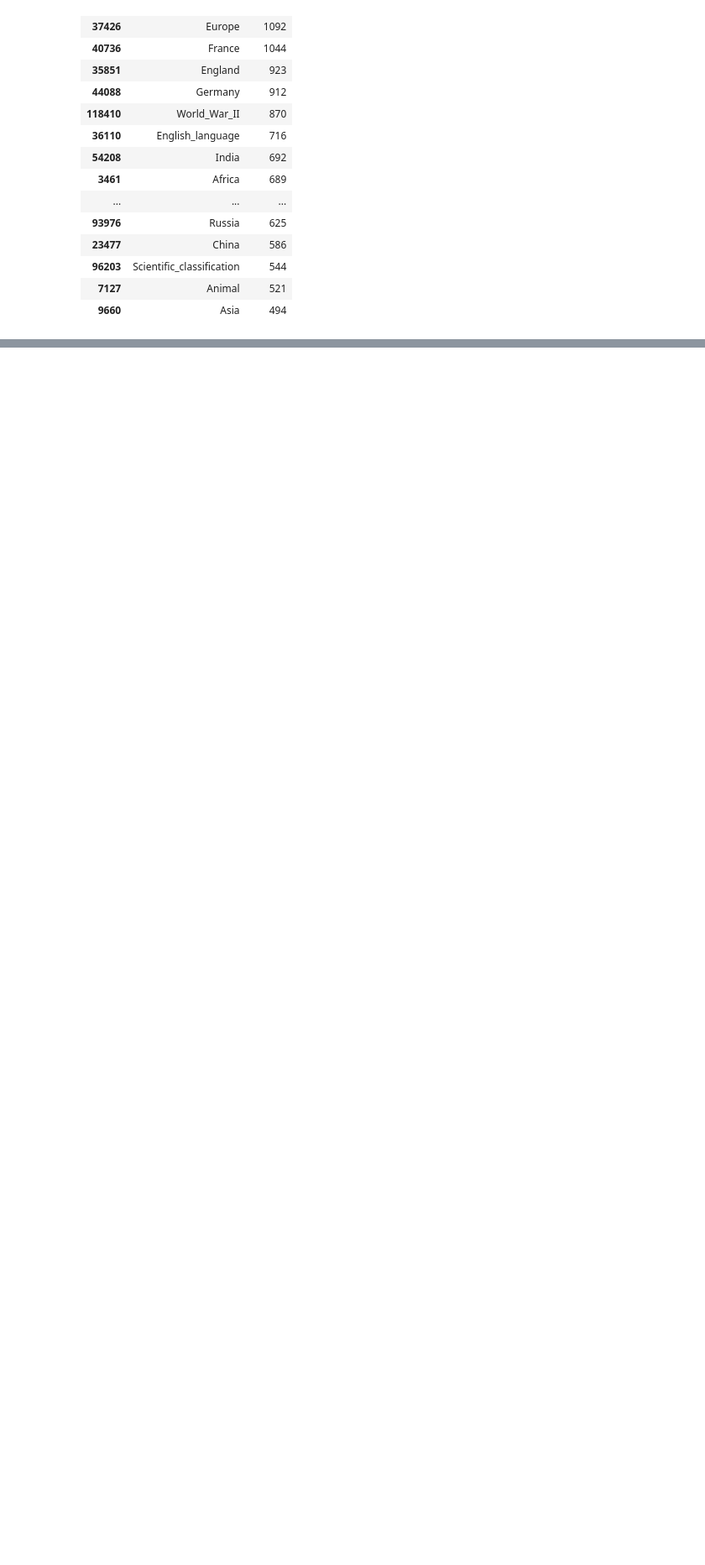
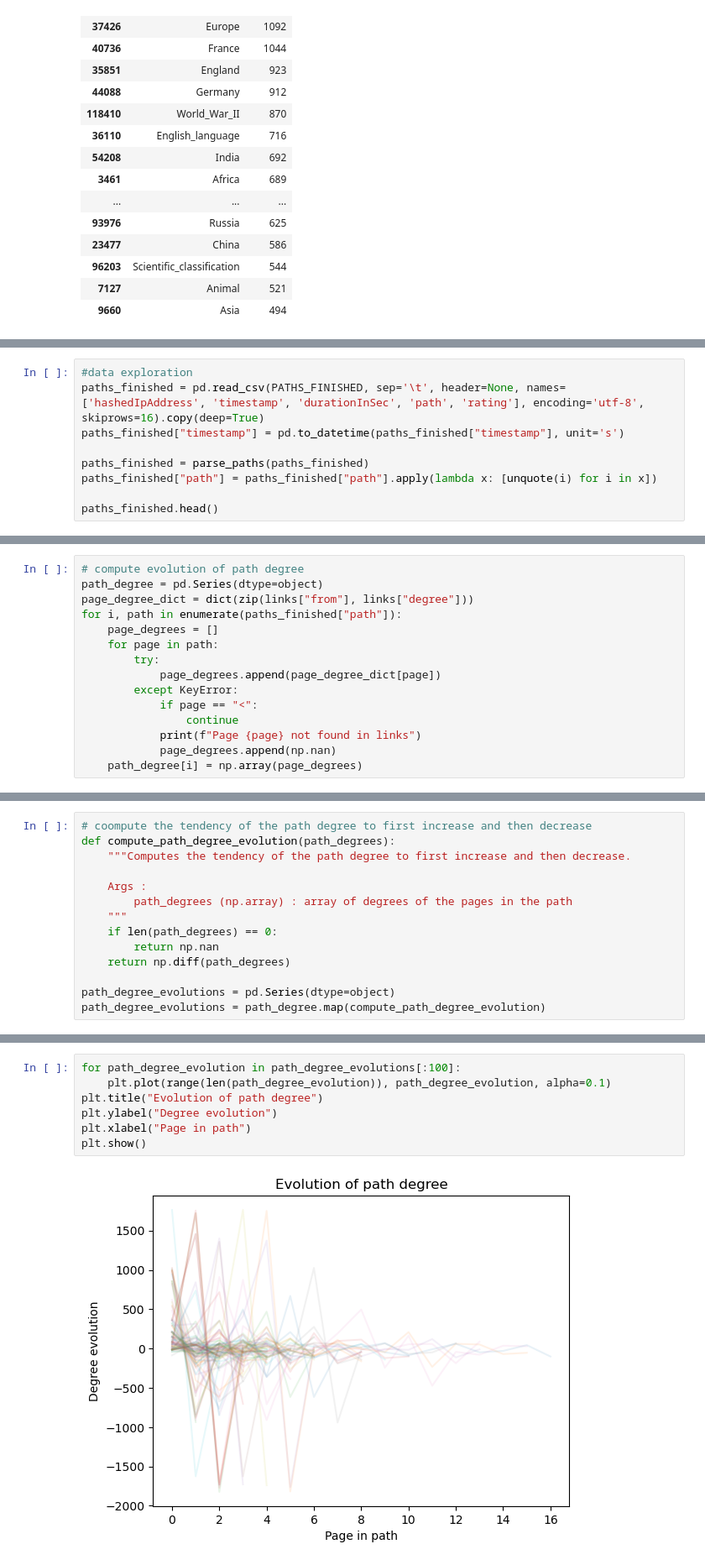
Before and after one commit to epfl-ada/ada-2023-project-adamants, a Jupyter notebook: wikipedia_graph_viz.ipynb, the cells around one changed output, grey strips where cells are left out. Shown: that part at 84% size. Cells and saved outputs as stored; diff of their text form; blank space fills up the shorter version.

Commit message:
First metric : hub-seeking strategy

```diff
--- a/wikipedia_graph_viz.ipynb
+++ b/wikipedia_graph_viz.ipynb
@@ -114,0 +119,9 @@ KeyboardInterrupt:
+# %%
+#data exploration
+paths_finished = pd.read_csv(PATHS_FINISHED, sep='\t', header=None, names=['hashedIpAddress', 'timestamp', 'durationInSec', 'path', 'rating'], encoding='utf-8', skiprows=16).copy(deep=True)
+paths_finished["timestamp"] = pd.to_datetime(paths_finished["timestamp"], unit='s')
+
+paths_finished = parse_paths(paths_finished)
+paths_finished["path"] = paths_finished["path"].apply(lambda x: [unquote(i) for i in x])
+
+paths_finished.head()
@@ -114,0 +150,15 @@ KeyboardInterrupt:
+# %%
+# compute evolution of path degree
+path_degree = pd.Series(dtype=object)
+page_degree_dict = dict(zip(links["from"], links["degree"]))
+for i, path in enumerate(paths_finished["path"]):
+    page_degrees = []
+    for page in path:
+        try:
+            page_degrees.append(page_degree_dict[page])
+        except KeyError:
+            if page == "<":
+                continue
+            print(f"Page {page} not found in links")
+            page_degrees.append(np.nan)
+    path_degree[i] = np.array(page_degrees)
@@ -114,0 +192,14 @@ KeyboardInterrupt:
+# %%
+# coompute the tendency of the path degree to first increase and then decrease
+def compute_path_degree_evolution(path_degrees):
+    """Computes the tendency of the path degree to first increase and then decrease.
+
+    Args :
+        path_degrees (np.array) : array of degrees of the pages in the path
+    """
+    if len(path_degrees) == 0:
+        return np.nan
+    return np.diff(path_degrees)
+
+path_degree_evolutions = pd.Series(dtype=object)
+path_degree_evolutions = path_degree.map(compute_path_degree_evolution)
@@ -114,0 +220,9 @@ KeyboardInterrupt:
+# %%
+for path_degree_evolution in path_degree_evolutions[:100]:
+    plt.plot(range(len(path_degree_evolution)), path_degree_evolution, alpha=0.1)
+plt.title("Evolution of path degree")
+plt.ylabel("Degree evolution")
+plt.xlabel("Page in path")
+plt.show()
+# %% [output]
+[figure, added]
```
Also changed, not shown: parts of 19 cells of this notebook.
